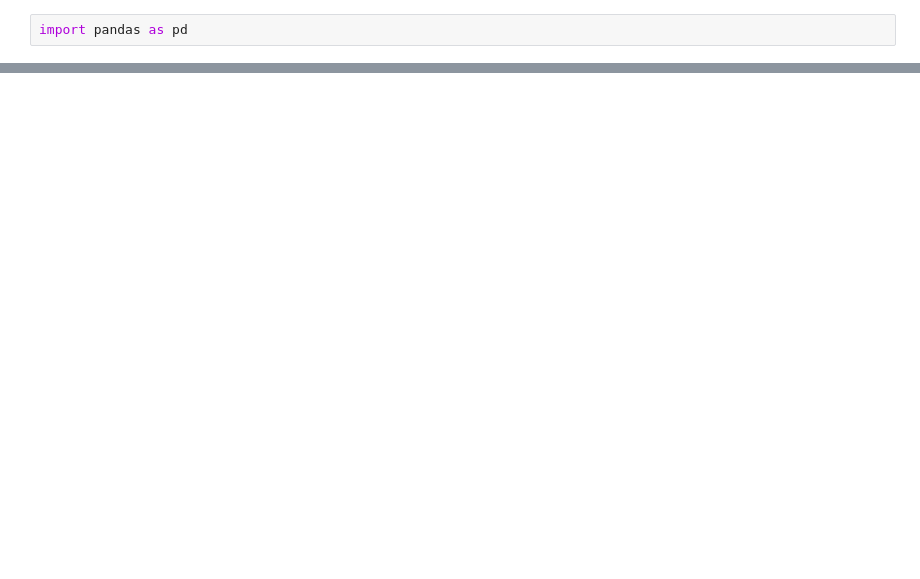
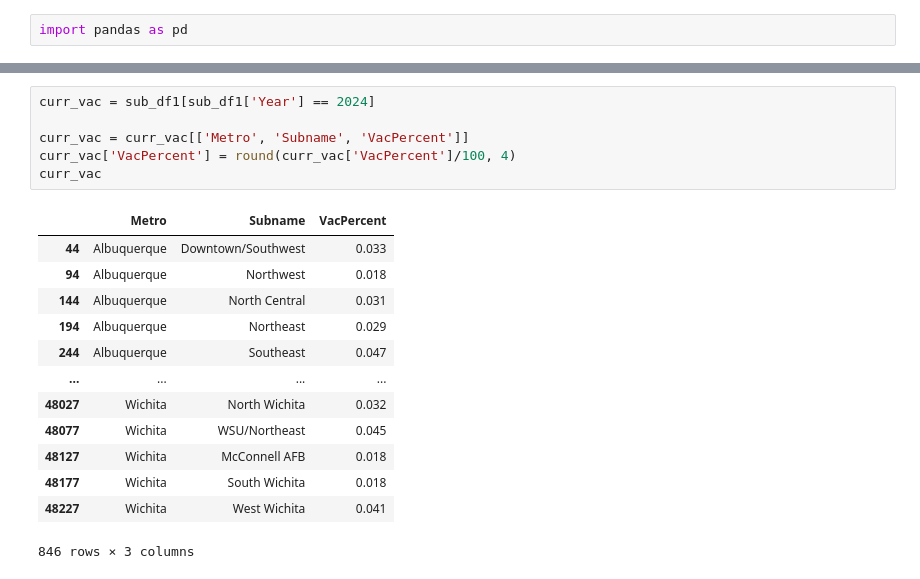
Before and after one commit to Ali3990/TMs31-Value-Add, a Jupyter notebook: REIS-Matrix.ipynb, the cells around one changed output, grey strips where cells are left out. Drawn from its saved outputs; the diff is of its cells as text; blank space fills up the shorter version.

```diff
--- a/REIS-Matrix.ipynb
+++ b/REIS-Matrix.ipynb
@@ -26 +51,21 @@ lta_vac
 846 rows × 3 columns
+# %%
+curr_vac = sub_df1[sub_df1['Year'] == 2024]
+
+curr_vac = curr_vac[['Metro', 'Subname', 'VacPercent']]
+curr_vac['VacPercent'] = round(curr_vac['VacPercent']/100, 4)
+curr_vac
+# %% [output]
+|  | Metro | Subname | VacPercent |
+| 44 | Albuquerque | Downtown/Southwest | 0.033 |
+| 94 | Albuquerque | Northwest | 0.018 |
+| 144 | Albuquerque | North Central | 0.031 |
+| 194 | Albuquerque | Northeast | 0.029 |
+| 244 | Albuquerque | Southeast | 0.047 |
+| ... | ... | ... | ... |
+| 48027 | Wichita | North Wichita | 0.032 |
+| 48077 | Wichita | WSU/Northeast | 0.045 |
+| 48127 | Wichita | McConnell AFB | 0.018 |
+| 48177 | Wichita | South Wichita | 0.018 |
+| 48227 | Wichita | West Wichita | 0.041 |
+846 rows × 3 columns
```
Also changed, not shown: parts of 4 cells of this notebook.
